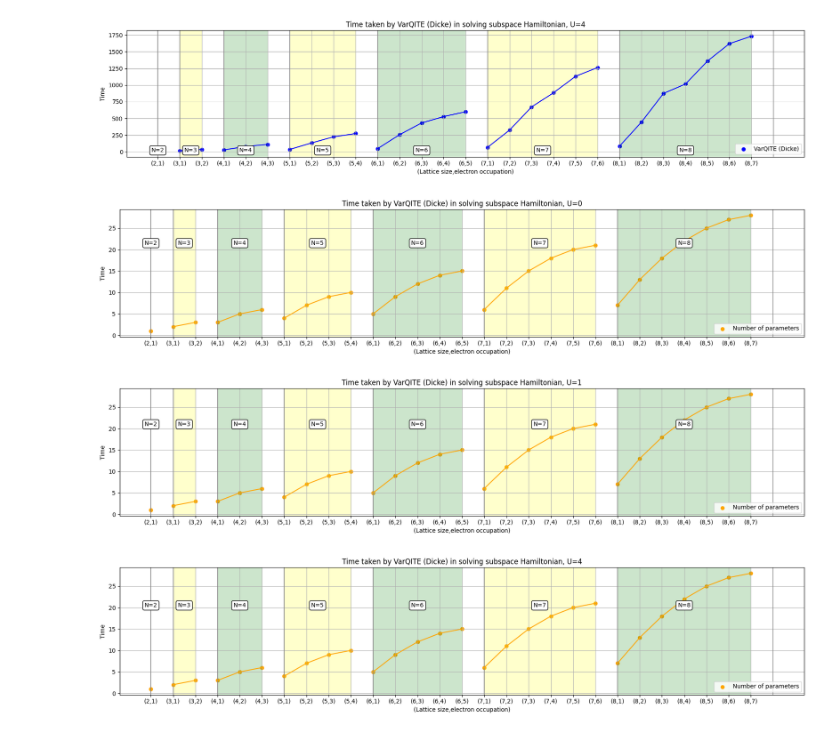
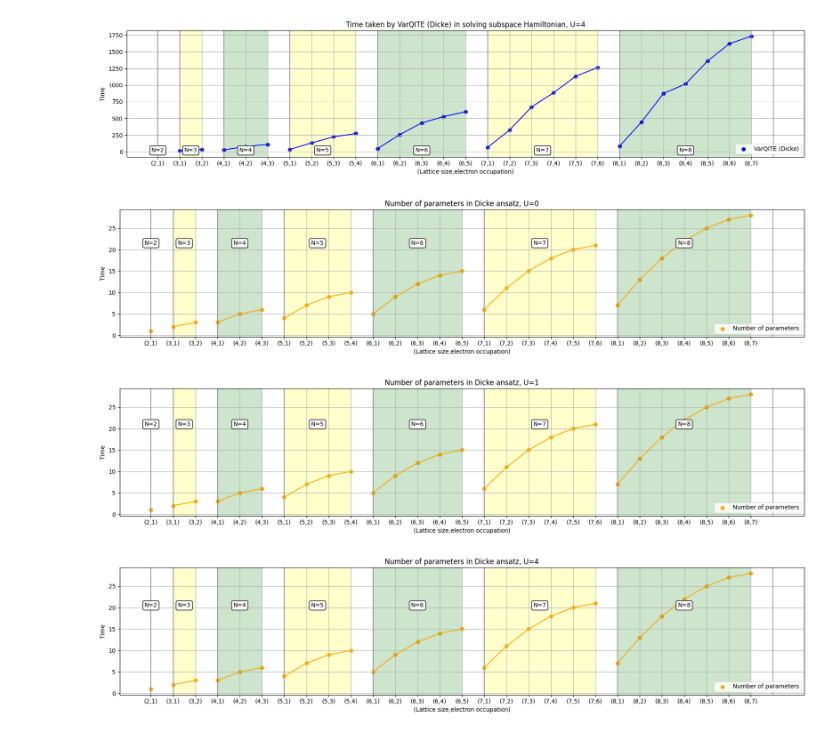
Before and after one commit to Cheshta-Joshi/hubb_sim, a Jupyter notebook: Results/dicke_all_occ_results/results_diff_U.ipynb, the cells around one changed output. Saved outputs shown, nothing was run; the diff lists cells and outputs as text; code cells hidden in the pictures.

```diff
--- a/Results/dicke_all_occ_results/results_diff_U.ipynb
+++ b/Results/dicke_all_occ_results/results_diff_U.ipynb
@@ -509,38 +466,38 @@ for ind,df in enumerate(df_list) :
     axs0.plot
     axs0.set_xlabel('(Lattice size,electron occupation)')
     axs0.set_ylabel('Time')
-    axs0.set_title(f'Time taken by VarQITE (Dicke) in solving subspace Hamiltonian, U={U[ind]}')
+    axs0.set_title(f'Number of parameters in Dicke ansatz, U={U[ind]}')
     axs0.grid(True)
 #     axs0.set_xticks(xticks)
 #     axs0.set_xticklabels(xtick_labels)
 
     colors = ['green', 'yellow']
     partitions = [0,1,3,6,10,15,21,28]
     #partitions = [p-1 for p in partitions]
     for a in partitions:
         plt.axvline(x=a, color='gray', alpha=0.7)
     for i in range(1,len(partitions)-1) :
         axs0.axvspan(partitions[i], partitions[i+1]-1, facecolor=colors[i%2], alpha=0.2)
 #         axs0.plot(comb[partitions[i]:partitions[i+1]], time_q[partitions[i]:partitions[i+1]]
 #                   , color='blue')
         axs0.plot(comb[partitions[i]:partitions[i+1]], num_param[partitions[i]:partitions[i+1]]
                   , color='orange')
     labels = [f'N={n}' for n in N.unique()]
     label_coords = []
     x = 0
     for i,n in enumerate(N.unique()) :
         label_coords.append((partitions[i] + (n)/2-1 ,max(eig_q)-0.5*(ind+1)))
     #print(label_coords)
     for label, (x_coord, y_coord) in zip(labels, label_coords):
         axs0.text(x_coord, y_coord, label, fontsize=10, ha='center', va='center', color='black',
                   bbox=dict(facecolor='white', edgecolor='black', boxstyle='round,pad=0.3'))
 
 #     for i in range(1,len(partitions)):
 #         axs0.plot(partitions[i:1+i], y_values[i:i+2], linestyle='none', marker='o', markersize=8)
     axs0.legend(loc='best')
     plt.tight_layout()
     plt.show()
 # %% [output]
-[figure, old version]
+[figure, new version]
-[figure, old version]
+[figure, new version]
-[figure, old version]
+[figure, new version]
```
Also changed, not shown: parts of 8 cells of this notebook, 16 other files.
